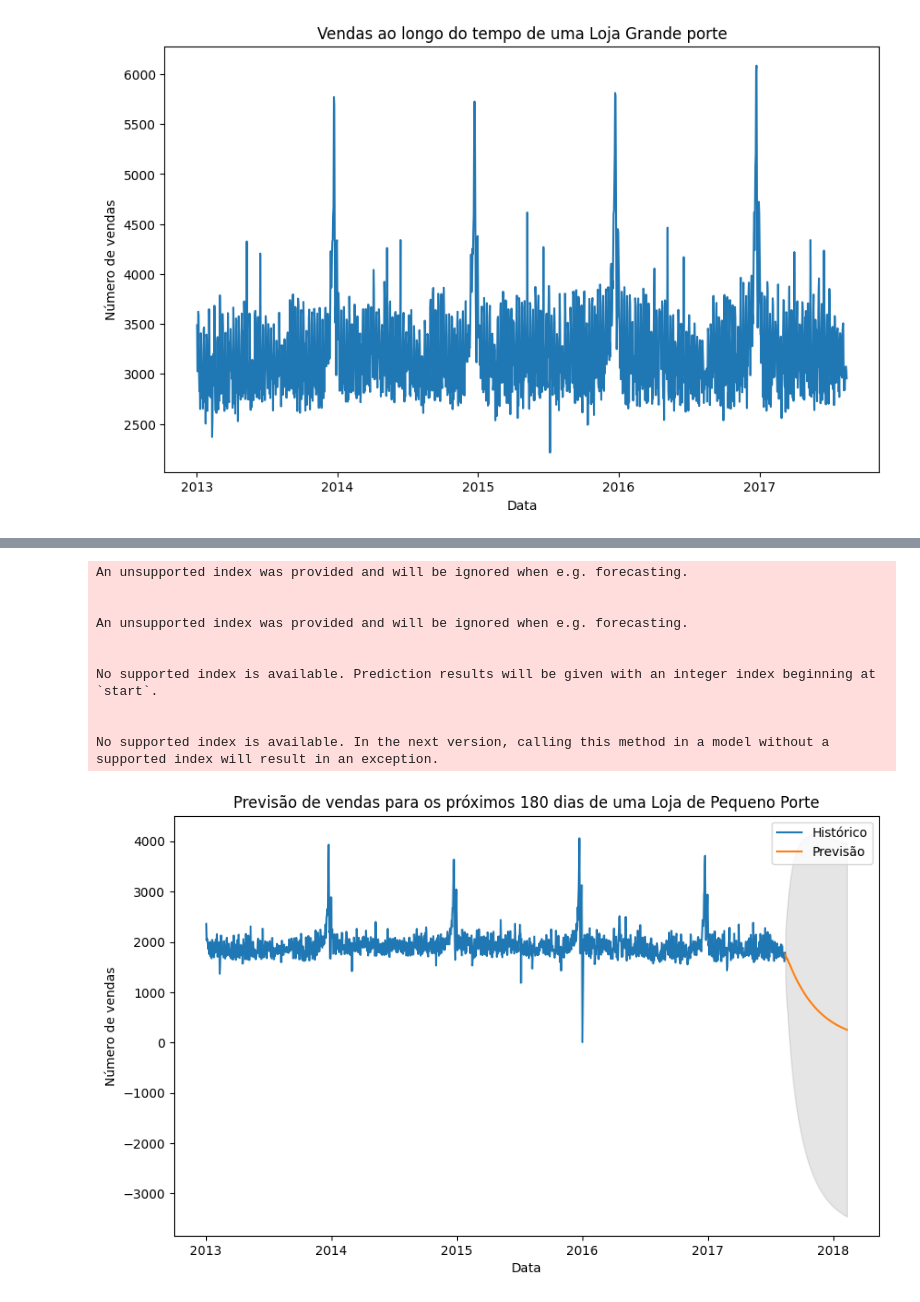
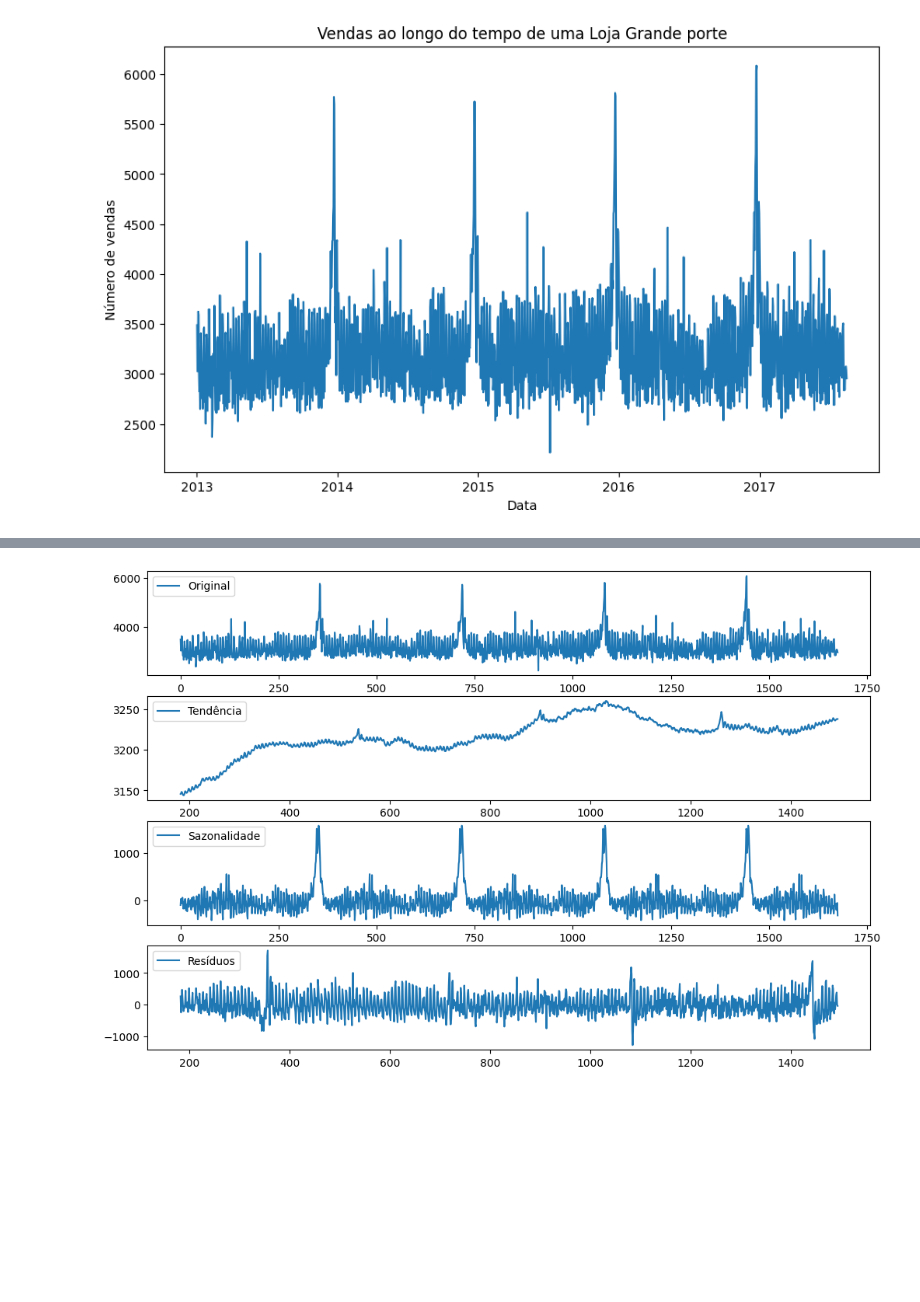
Before and after one commit to lgregs/TCC-PUCSP-CDIA, a Jupyter notebook: StoreSalesTimeSeries.ipynb, the cells around one changed output, grey strips where cells are left out. Saved outputs shown, nothing was run; the diff lists cells and outputs as text; code cells hidden in the pictures; blank space fills up the shorter version.

```diff
--- a/StoreSalesTimeSeries.ipynb
+++ b/StoreSalesTimeSeries.ipynb
@@ -662,32 +611,24 @@ plt.show()
-# %%
-# Ajuste do modelo SARIMA
-model = SARIMAX(df_sarPP['transactions'], order=(1, 0, 0), seasonal_order=(1, 0, 0, 7))
-result = model.fit()
-
-# Previsão dos próximos 180 dias
-forecast = result.get_forecast(steps=180)
-
-# Visualização da previsão
-plt.figure(figsize=(10, 6))
-plt.plot(df_sarPP['date'], df_sarPP['transactions'], label='Histórico')
-plt.plot(pd.date_range(start=df_sarPP['date'].max(), periods=180), forecast.predicted_mean, label='Previsão')
-plt.fill_between(pd.date_range(start=df_sarPP['date'].max(), periods=180),
-                 forecast.conf_int()['lower transactions'],
-                 forecast.conf_int()['upper transactions'], color='gray', alpha=0.2)
-plt.title('Previsão de vendas para os próximos 180 dias de uma Loja de Pequeno Porte')
-plt.xlabel('Data')
-plt.ylabel('Número de vendas')
-plt.legend()
-pqn_porte_sar = plt.show()
-# %% [output]
-An unsupported index was provided and will be ignored when e.g. forecasting.
-
-
-An unsupported index was provided and will be ignored when e.g. forecasting.
-
-
-No supported index is available. Prediction results will be given with an integer index beginning at `start`.
-
-
-No supported index is available. In the next version, calling this method in a model without a supported index will result in an exception.
-[figure, removed]
+# %%
+# Decomposição da série temporal para identificar tendências, sazonalidades e resíduos
+decomposition = seasonal_decompose(df_sarGP['transactions'], model='additive', period=365)
+trend = decomposition.trend
+seasonal = decomposition.seasonal
+residual = decomposition.resid
+
+# Visualização da decomposição
+plt.figure(figsize=(12, 8))
+plt.subplot(411)
+plt.plot(df_sarGP['transactions'], label='Original')
+plt.legend(loc='upper left')
+plt.subplot(412)
+plt.plot(trend, label='Tendência')
+plt.legend(loc='upper left')
+plt.subplot(413)
+plt.plot(seasonal, label='Sazonalidade')
+plt.legend(loc='upper left')
+plt.subplot(414)
+plt.plot(residual, label='Resíduos')
+plt.legend(loc='upper left')
+plt.show()
+# %% [output]
+[figure, added]
```
Also changed, not shown: parts of 22 cells of this notebook.
